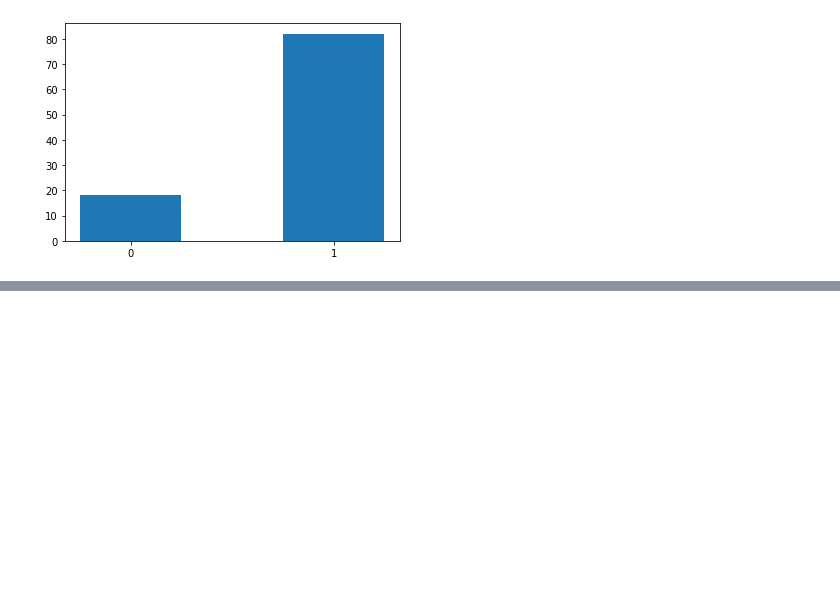
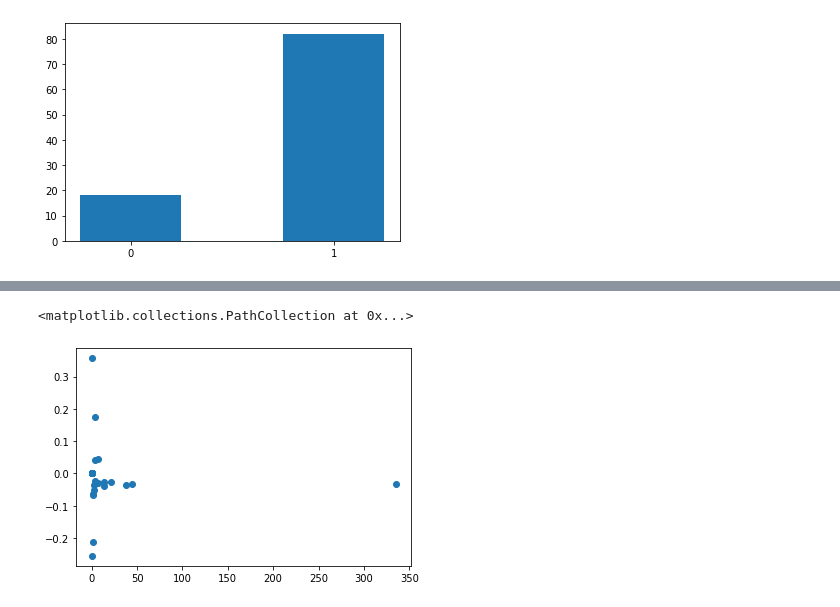
Before and after one commit to oarzi/GSoC_2021_QMLHEP_Ofir_Arzi, a Jupyter notebook: GSoC_QMLHEP_Ofir.ipynb, the cells around one changed output, grey strips where cells are left out. Drawn from its saved outputs; the diff is of its cells as text; code cells hidden in the pictures; blank space fills up the shorter version.

```diff
--- a/GSoC_QMLHEP_Ofir.ipynb
+++ b/GSoC_QMLHEP_Ofir.ipynb
@@ -96,0 +234,6 @@ with np.load('QIS_EXAM_200Events.npz',allow_pickle=True) as data:
+# %%
+with np.load('QG_jets.npz',allow_pickle=True) as data:
+    print(np.array(data))
+    # print(np.array(data['X']))
+    X = data['X']
+    Y = data['y']
@@ -96,0 +300,5 @@ with np.load('QIS_EXAM_200Events.npz',allow_pickle=True) as data:
+# %%
+plt.scatter(X[0,:,0],X[0,:,1])
+# %% [output]
+<matplotlib.collections.PathCollection at 0x...>
+[figure, added]
```
Also changed, not shown: parts of 24 cells of this notebook, 1 other file.
